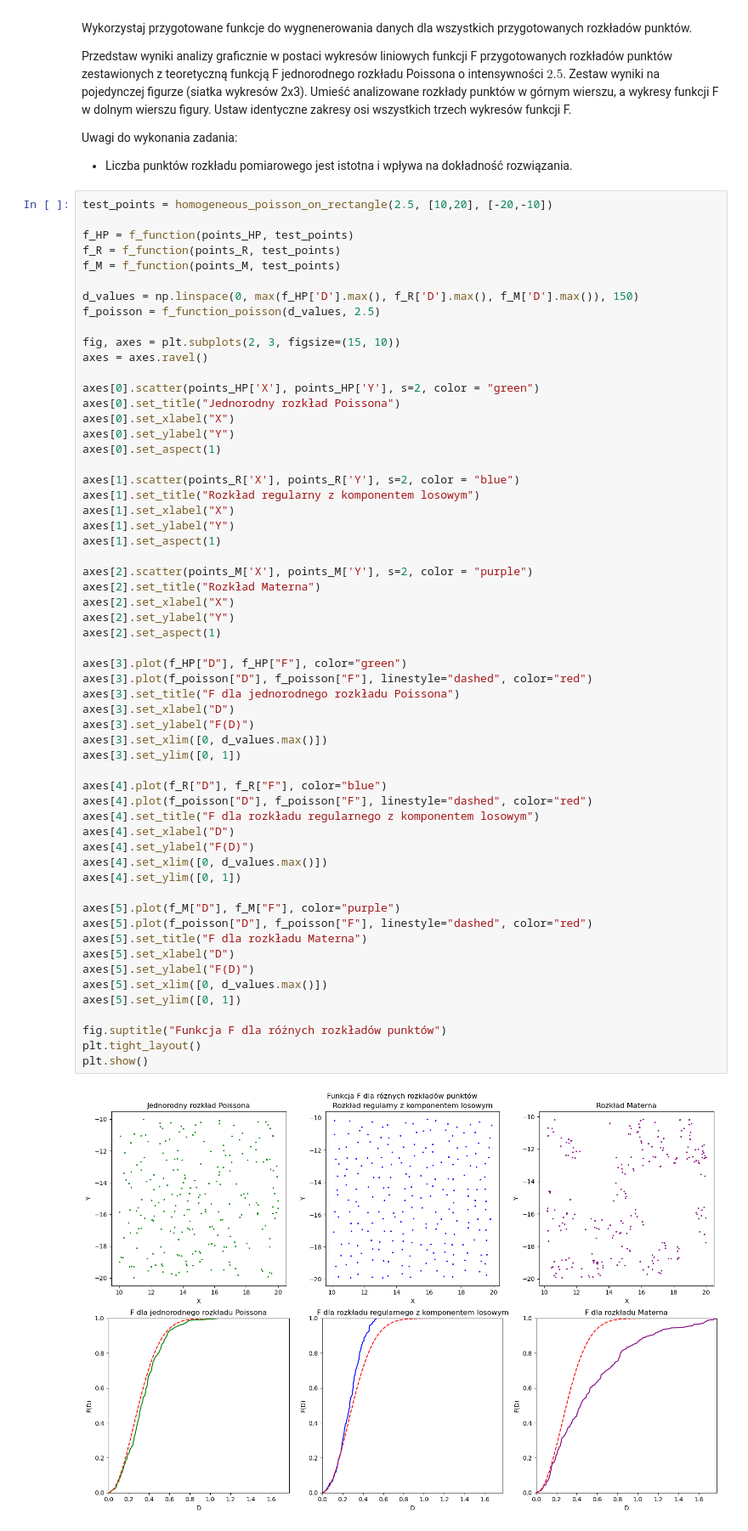
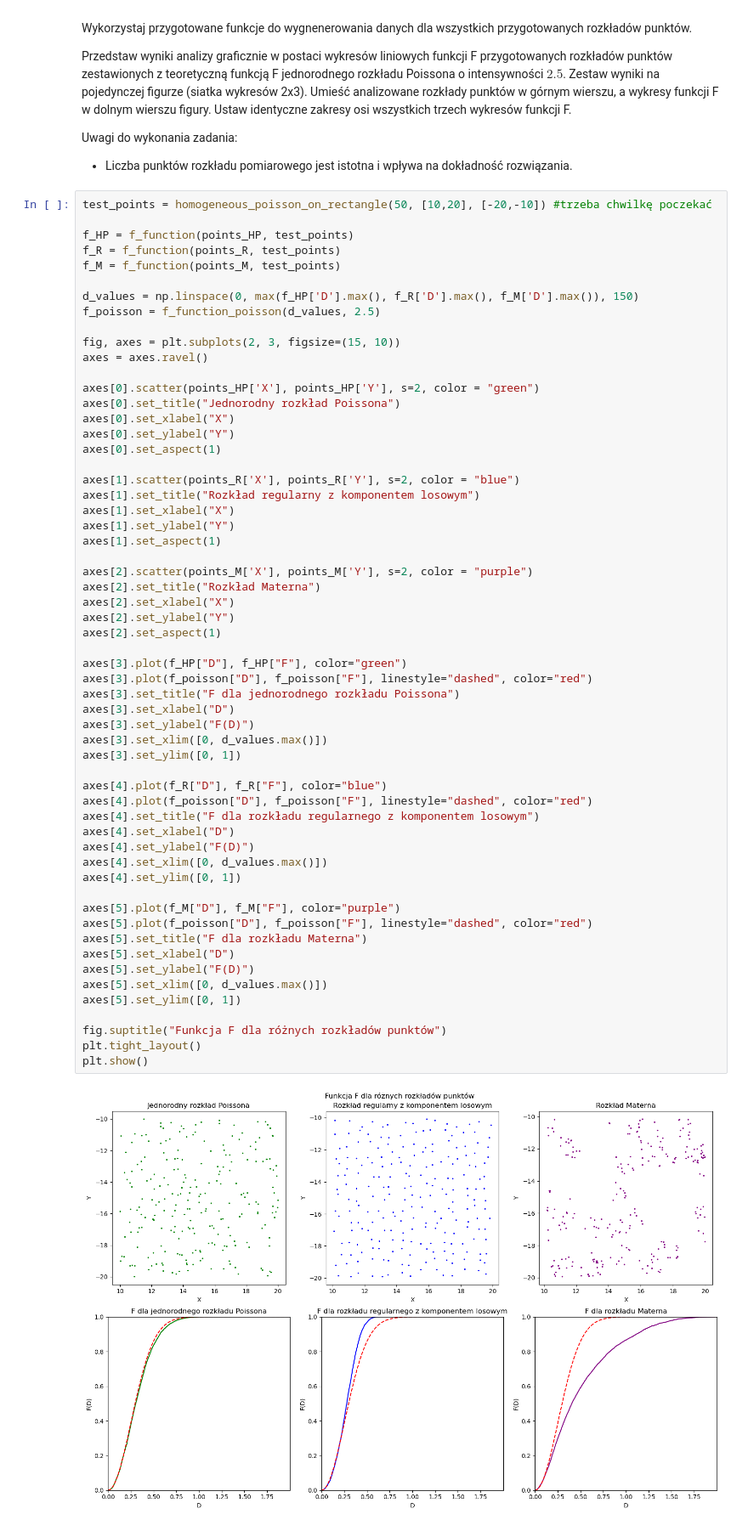
Before and after one commit to ArsBeneMoriendi/analiza_danych_przestrzennych, a Jupyter notebook: ZZ05/ZZ05.ipynb, the cells around one changed output. Shown at 85% size. Cells and saved outputs as stored; diff of their text form.

```diff
--- a/ZZ05/ZZ05.ipynb
+++ b/ZZ05/ZZ05.ipynb
@@ -305,7 +381,7 @@ Przedstaw wyniki analizy graficznie w postaci wykresów liniowych funkcji F przy
 Uwagi do wykonania zadania:
 - Liczba punktów rozkładu pomiarowego jest istotna i wpływa na dokładność rozwiązania.
 # %%
-test_points = homogeneous_poisson_on_rectangle(2.5, [10,20], [-20,-10])
+test_points = homogeneous_poisson_on_rectangle(50, [10,20], [-20,-10]) #trzeba chwilkę poczekać
 
 f_HP = f_function(points_HP, test_points)
 f_R = f_function(points_R, test_points)
@@ -336,31 +412,31 @@ axes[2].set_ylabel("Y")
 axes[2].set_aspect(1)
 
 axes[3].plot(f_HP["D"], f_HP["F"], color="green")
 axes[3].plot(f_poisson["D"], f_poisson["F"], linestyle="dashed", color="red")
 axes[3].set_title("F dla jednorodnego rozkładu Poissona")
 axes[3].set_xlabel("D")
 axes[3].set_ylabel("F(D)")
 axes[3].set_xlim([0, d_values.max()])
 axes[3].set_ylim([0, 1])
 
 axes[4].plot(f_R["D"], f_R["F"], color="blue")
 axes[4].plot(f_poisson["D"], f_poisson["F"], linestyle="dashed", color="red")
 axes[4].set_title("F dla rozkładu regularnego z komponentem losowym")
 axes[4].set_xlabel("D")
 axes[4].set_ylabel("F(D)")
 axes[4].set_xlim([0, d_values.max()])
 axes[4].set_ylim([0, 1])
 
 axes[5].plot(f_M["D"], f_M["F"], color="purple")
 axes[5].plot(f_poisson["D"], f_poisson["F"], linestyle="dashed", color="red")
 axes[5].set_title("F dla rozkładu Materna")
 axes[5].set_xlabel("D")
 axes[5].set_ylabel("F(D)")
 axes[5].set_xlim([0, d_values.max()])
 axes[5].set_ylim([0, 1])
 
 fig.suptitle("Funkcja F dla różnych rozkładów punktów")
 plt.tight_layout()
 plt.show()
 # %% [output]
-[figure, old version]
+[figure, new version]
```
Also changed, not shown: parts of 4 cells of this notebook, 1 other file.
